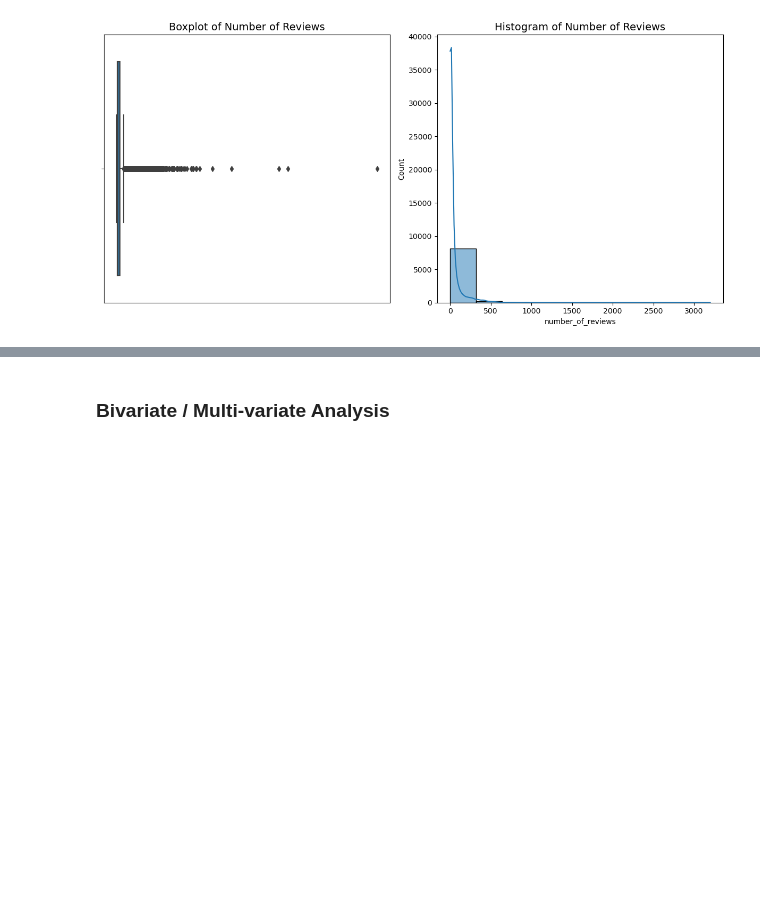
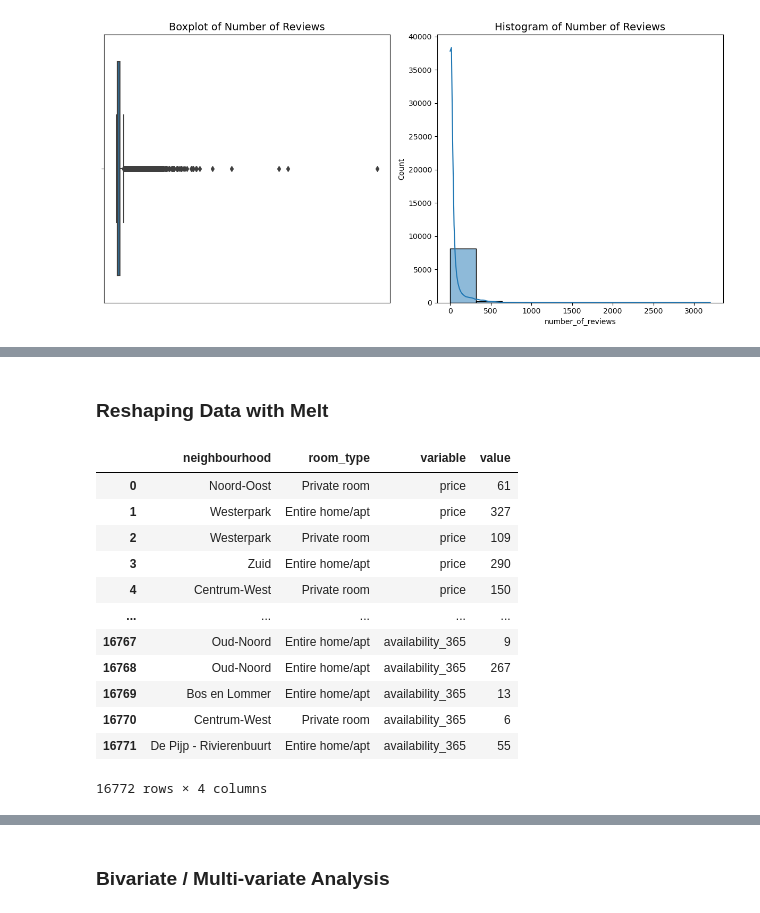
Before and after one commit to Mapalo2023/airbnb, a Jupyter notebook: mapalol_project3.ipynb, the cells around one changed output, grey strips where cells are left out. Saved outputs shown, nothing was run; the diff lists cells and outputs as text; code cells hidden in the pictures; blank space fills up the shorter version.

```diff
--- a/mapalol_project3.ipynb
+++ b/mapalol_project3.ipynb
@@ -338,0 +590,18 @@ exploratory_data_analysis.plot_number_of_reviews_distribution_seaborn()
+# %% [markdown]
+### Reshaping Data with Melt
+# %%
+analysis.melt_data(id_vars=['neighbourhood', 'room_type'], value_vars=['price', 'availability_365'])
+# %% [output]
+|  | neighbourhood | room_type | variable | value |
+| 0 | Noord-Oost | Private room | price | 61 |
+| 1 | Westerpark | Entire home/apt | price | 327 |
+| 2 | Westerpark | Private room | price | 109 |
+| 3 | Zuid | Entire home/apt | price | 290 |
+| 4 | Centrum-West | Private room | price | 150 |
+| ... | ... | ... | ... | ... |
+| 16767 | Oud-Noord | Entire home/apt | availability_365 | 9 |
+| 16768 | Oud-Noord | Entire home/apt | availability_365 | 267 |
+| 16769 | Bos en Lommer | Entire home/apt | availability_365 | 13 |
+| 16770 | Centrum-West | Private room | availability_365 | 6 |
+| 16771 | De Pijp - Rivierenbuurt | Entire home/apt | availability_365 | 55 |
+16772 rows × 4 columns
```
Also changed, not shown: parts of 72 cells of this notebook, 6 other files.
